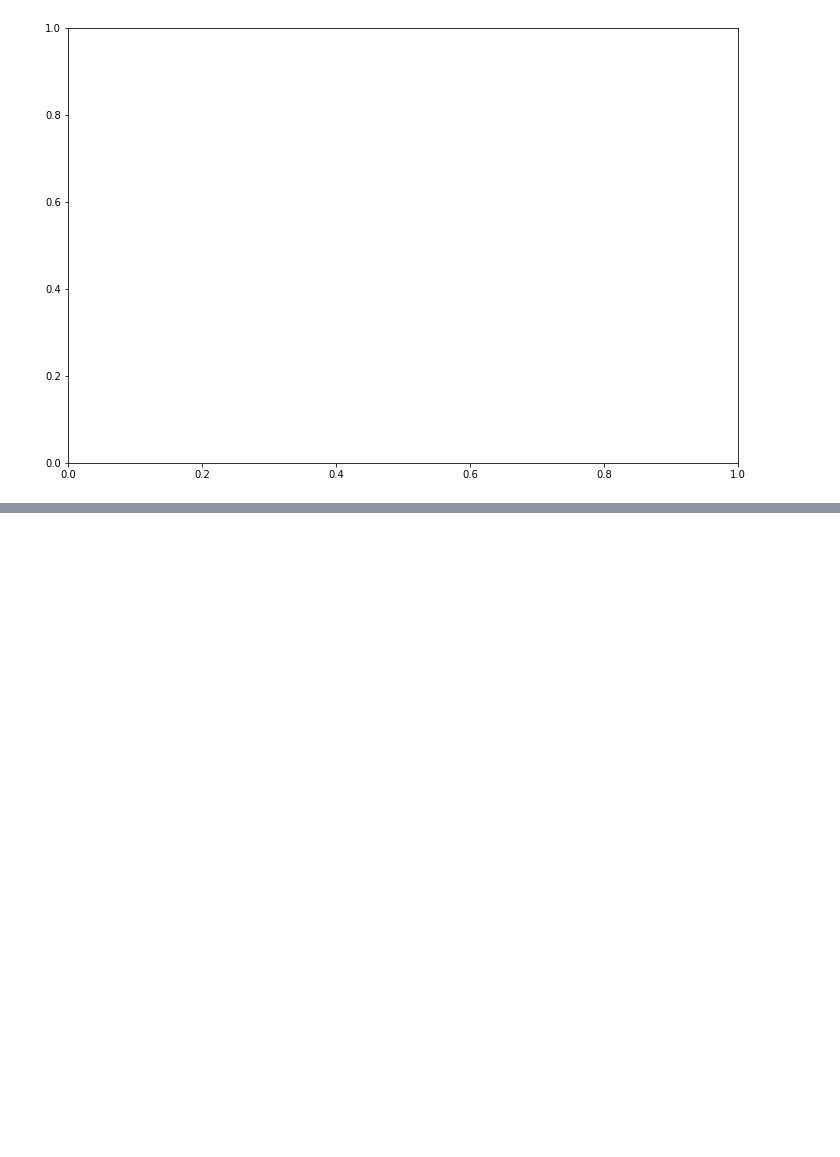
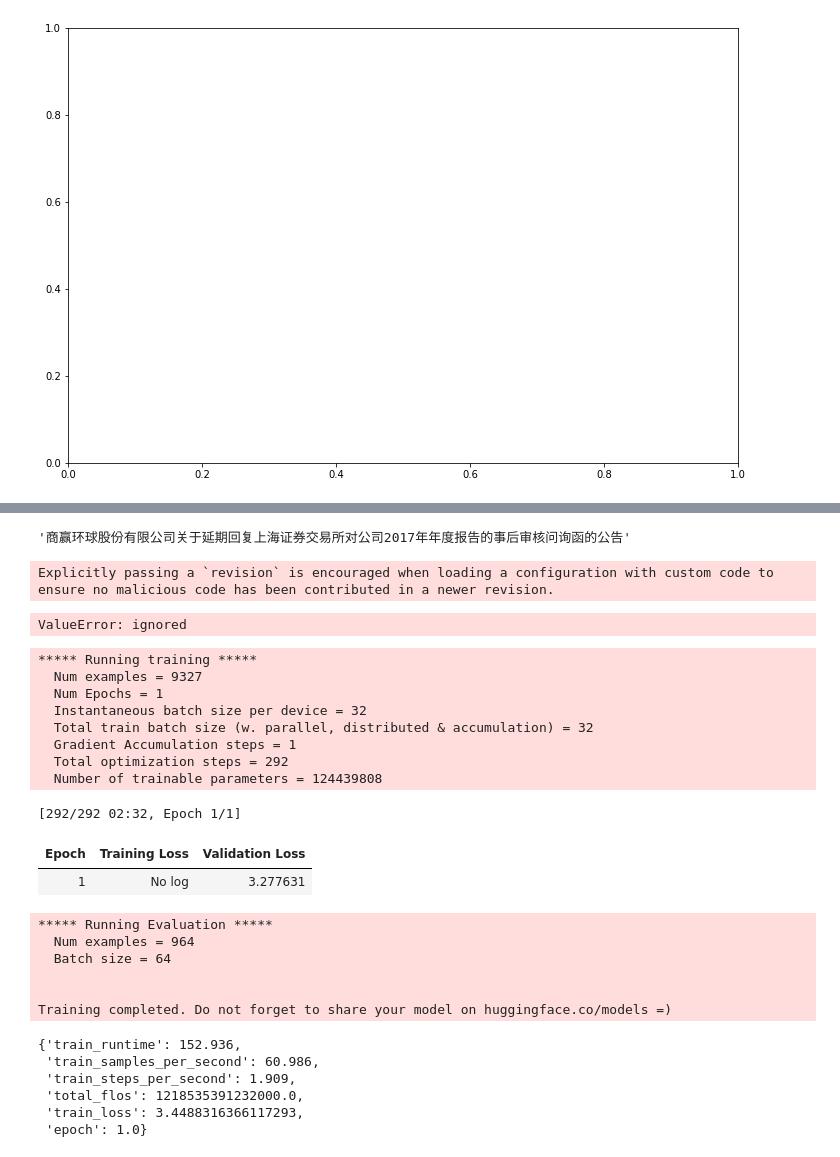
Before and after one commit to Hongkai040/llm-sparsification-hongkai, a Jupyter notebook: Visualization_Sparcification.ipynb, the cells around one changed output, grey strips where cells are left out. Cells and saved outputs as stored; diff of their text form; code cells hidden in the pictures; blank space fills up the shorter version.

```diff
--- a/Visualization_Sparcification.ipynb
+++ b/Visualization_Sparcification.ipynb
@@ -172,0 +614,17 @@ For pangu, erlangshen: XNLI and CLUE
+# %%
+train_dataset = tokenized_datasets["train"].shuffle(seed=42)
+eval_dataset = tokenized_datasets["validation"].shuffle(seed=42)
+# %%
+tokenizer.decode(tokenized_datasets["train"][1]["input_ids"])
+# %% [output]
+'商赢环球股份有限公司关于延期回复上海证券交易所对公司2017年年度报告的事后审核问询函的公告'
+# %%
+training_args = TrainingArguments(output_dir=f"{os.getcwd()}/CLM_output",
+                                  num_train_epochs=1,
+                                  per_device_train_batch_size=32,
+                                  per_device_eval_batch_size=32,
+                                  save_strategy = "steps",
+                                  save_steps = 10000,
+                                  evaluation_strategy="epoch")
+
+metric = load_metric('matthews_correlation')
@@ -172,0 +636,45 @@ For pangu, erlangshen: XNLI and CLUE
+# %%
+model = AutoModelForSequenceClassification.from_pretrained('imone/pangu_2_6B', trust_remote_code=True, num_labels=15)
+# %% [output]
+Explicitly passing a `revision` is encouraged when loading a configuration with custom code to ensure no malicious code has been contributed in a newer revision.
+ValueError: ignored
+# %%
+model.config.pad_token_id = model.config.eos_token_id
+# %%
+trainer = Trainer(
+    model=model,
+    args=training_args,
+    train_dataset=train_dataset,
+    eval_dataset=eval_dataset,
+    data_collator=data_collator,
+    # compute_metrics=compute_metrics,
+)
+
+train_results = trainer.train()
+# %% [output]
+***** Running training *****
+  Num examples = 9327
+  Num Epochs = 1
+  Instantaneous batch size per device = 32
+  Total train batch size (w. parallel, distributed & accumulation) = 32
+  Gradient Accumulation steps = 1
+  Total optimization steps = 292
+  Number of trainable parameters = 124439808
+[292/292 02:32, Epoch 1/1]
+| Epoch | Training Loss | Validation Loss |
+| 1 | No log | 3.277631 |
+***** Running Evaluation *****
+  Num examples = 964
+  Batch size = 64
+
+
+Training completed. Do not forget to share your model on huggingface.co/models =)
+# %%
+train_results.metrics
+# %% [output]
+{'train_runtime': 152.936,
+ 'train_samples_per_second': 60.986,
+ 'train_steps_per_second': 1.909,
+ 'total_flos': 1218535391232000.0,
+ 'train_loss': 3.4488316366117293,
+ 'epoch': 1.0}
```
Also changed, not shown: parts of 40 cells of this notebook.
